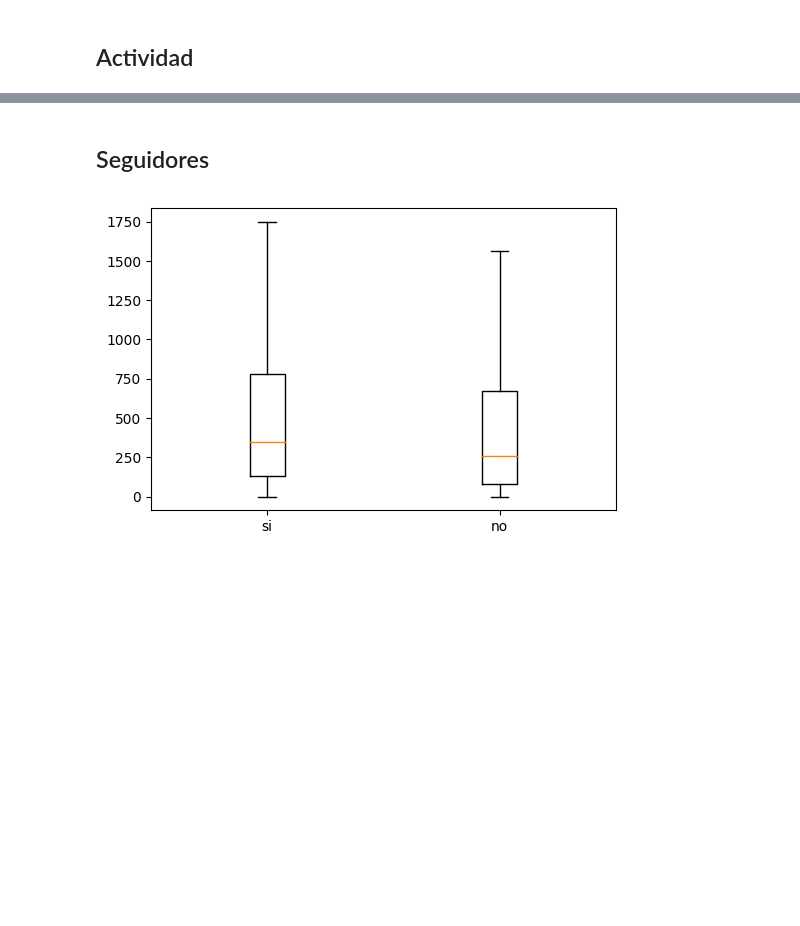
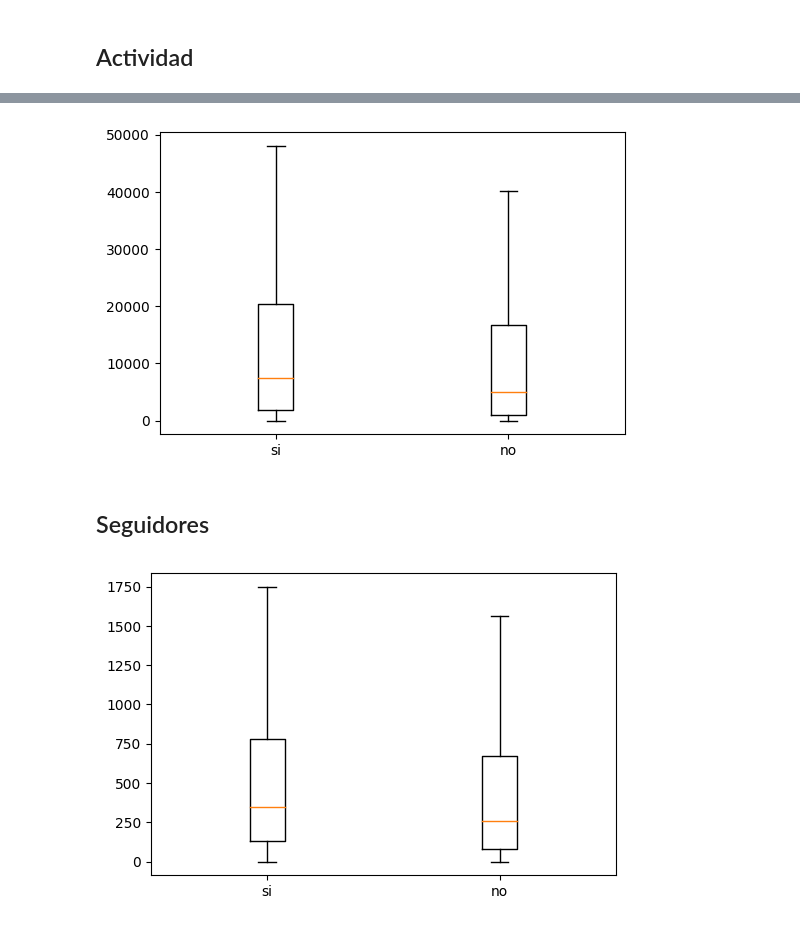
Before and after one commit to pablocelayes/twitter-aborto, a Jupyter notebook: notebooks/2.0-analisis-usuaries.ipynb, the cells around one changed output, grey strips where cells are left out. Drawn from its saved outputs; the diff is of its cells as text; code cells hidden in the pictures; blank space fills up the shorter version.

```diff
--- a/notebooks/2.0-analisis-usuaries.ipynb
+++ b/notebooks/2.0-analisis-usuaries.ipynb
@@ -96,2 +96,9 @@ Name: statuses_count, dtype: float64
+# %%
+plt.boxplot([users_si.statuses_count, users_no.statuses_count],
+            labels=["si", "no"],
+            showfliers=False)
+plt.show()
+# %% [output]
+[figure, added]
 # %% [markdown]
 ## Seguidores
```
Also changed, not shown: parts of 8 cells of this notebook.
